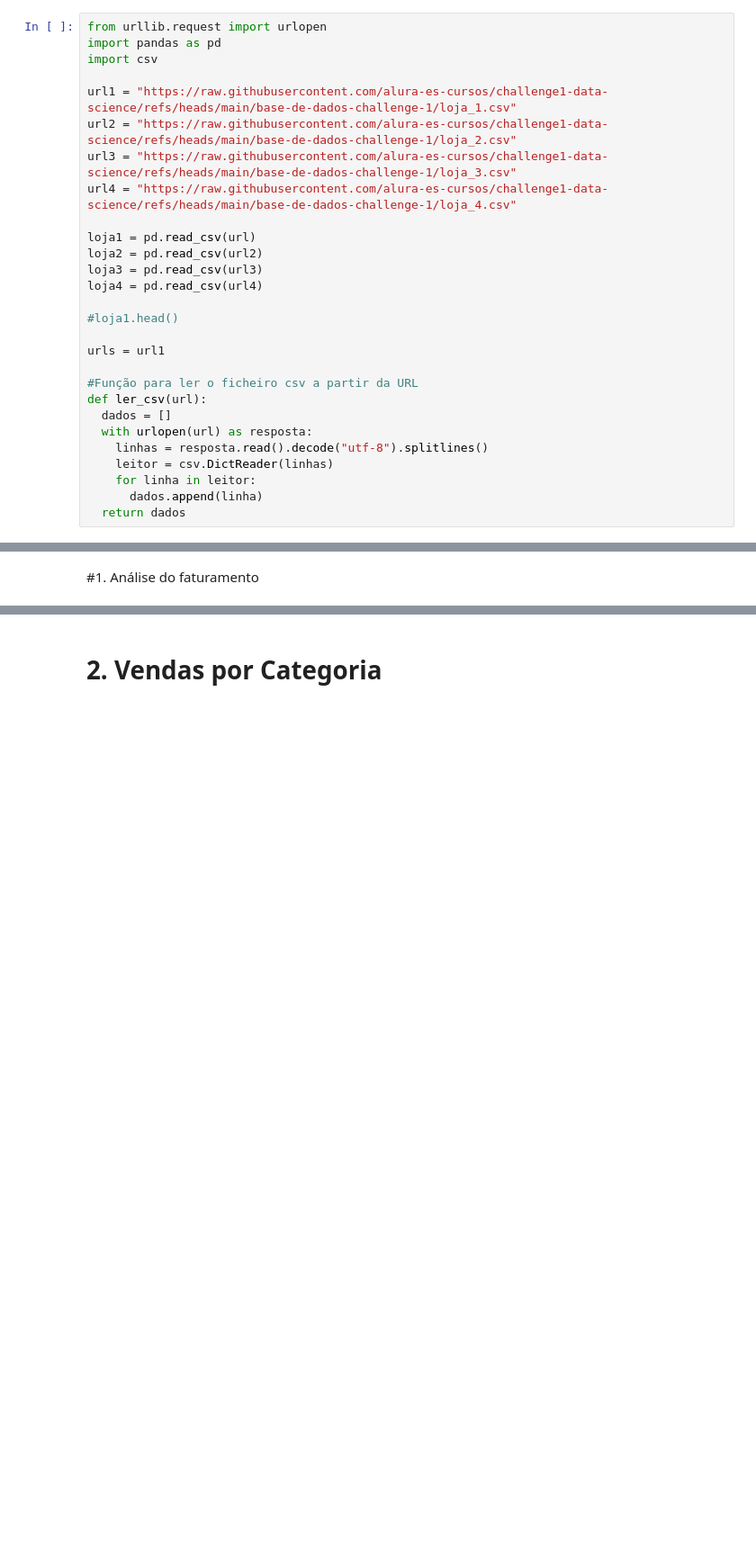
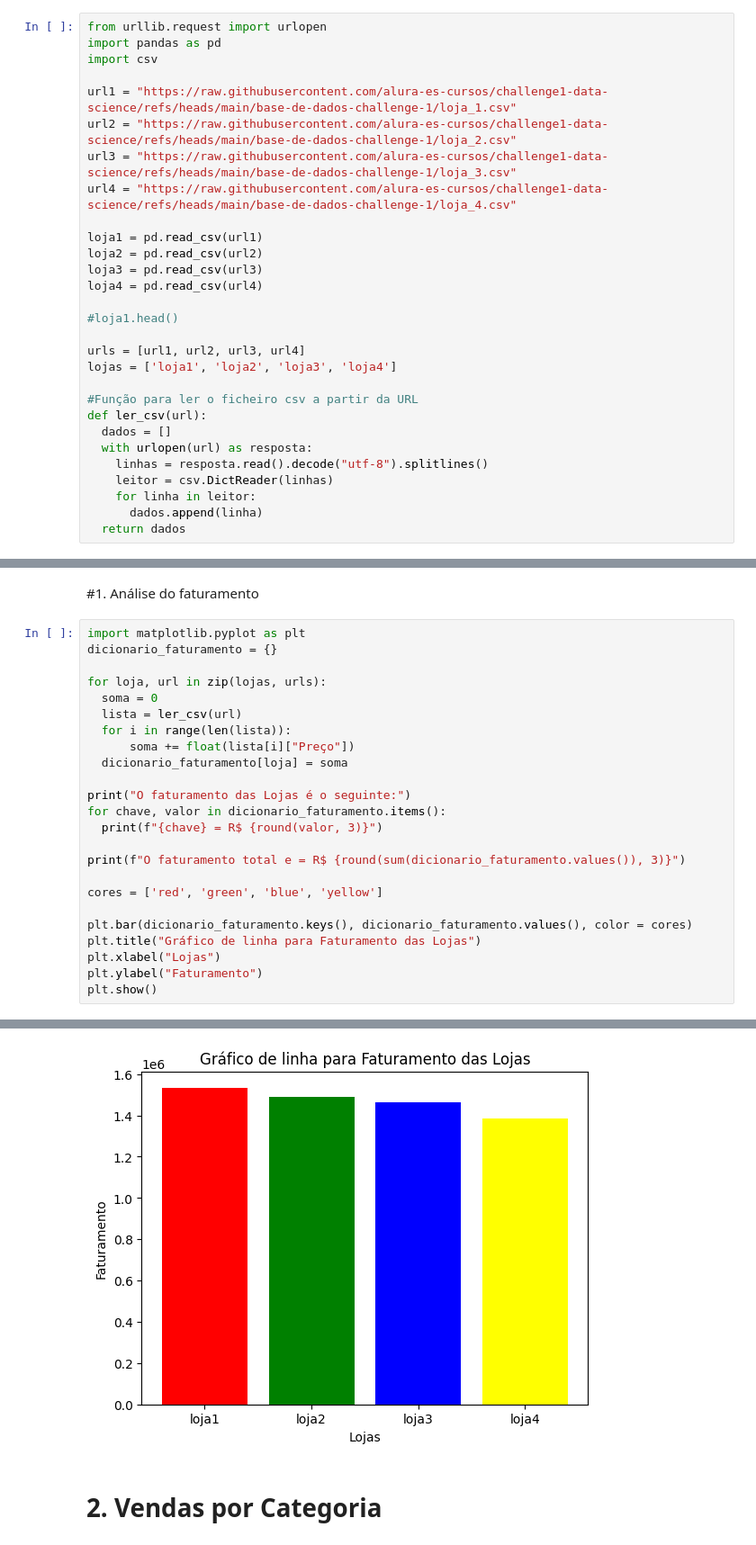
Before and after one commit to Enoque12/challenge1-data-science, a Jupyter notebook: AluraStoreBr.ipynb, the cells around one changed output, grey strips where cells are left out. Shown at 90% size. Cells and saved outputs as stored; diff of their text form; blank space fills up the shorter version.

```diff
--- a/AluraStoreBr.ipynb
+++ b/AluraStoreBr.ipynb
@@ -33,14 +33,15 @@ url2 = "https://raw.githubusercontent.com/alura-es-cursos/challenge1-data-scienc
 url3 = "https://raw.githubusercontent.com/alura-es-cursos/challenge1-data-science/refs/heads/main/base-de-dados-challenge-1/loja_3.csv"
 url4 = "https://raw.githubusercontent.com/alura-es-cursos/challenge1-data-science/refs/heads/main/base-de-dados-challenge-1/loja_4.csv"
 
-loja1 = pd.read_csv(url)
+loja1 = pd.read_csv(url1)
 loja2 = pd.read_csv(url2)
 loja3 = pd.read_csv(url3)
 loja4 = pd.read_csv(url4)
 
 #loja1.head()
 
-urls = url1
+urls = [url1, url2, url3, url4]
+lojas = ['loja1', 'loja2', 'loja3', 'loja4']
 
 #Função para ler o ficheiro csv a partir da URL
 def ler_csv(url):
@@ -61,2 +55,27 @@ def ler_csv(url):
 # %% [markdown]
 #1. Análise do faturamento
+# %%
+import matplotlib.pyplot as plt
+dicionario_faturamento = {}
+
+for loja, url in zip(lojas, urls):
+  soma = 0
+  lista = ler_csv(url)
+  for i in range(len(lista)):
+      soma += float(lista[i]["Preço"])
+  dicionario_faturamento[loja] = soma
+
+print("O faturamento das Lojas é o seguinte:")
+for chave, valor in dicionario_faturamento.items():
+  print(f"{chave} = R$ {round(valor, 3)}")
+
+print(f"O faturamento total e = R$ {round(sum(dicionario_faturamento.values()), 3)}")
+
+cores = ['red', 'green', 'blue', 'yellow']
+
+plt.bar(dicionario_faturamento.keys(), dicionario_faturamento.values(), color = cores)
+plt.title("Gráfico de linha para Faturamento das Lojas")
+plt.xlabel("Lojas")
+plt.ylabel("Faturamento")
+plt.show()
+# %% [output]
@@ -63,2 +88,3 @@ def ler_csv(url):
+[figure, added]
 # %% [markdown]
 # 2. Vendas por Categoria
```
Also changed, not shown: parts of 6 cells of this notebook.
